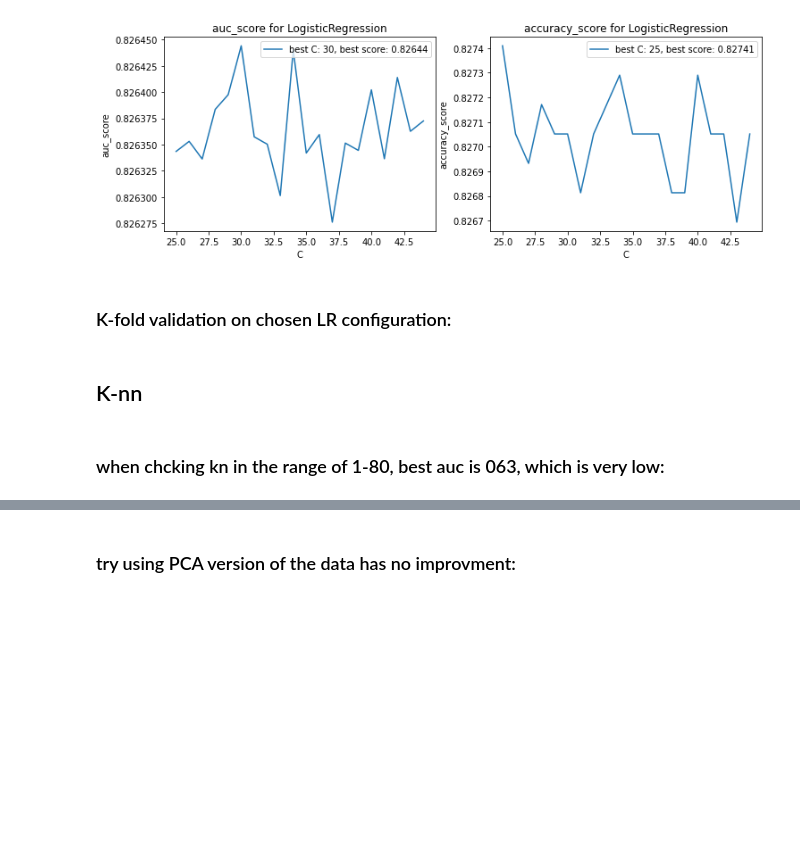
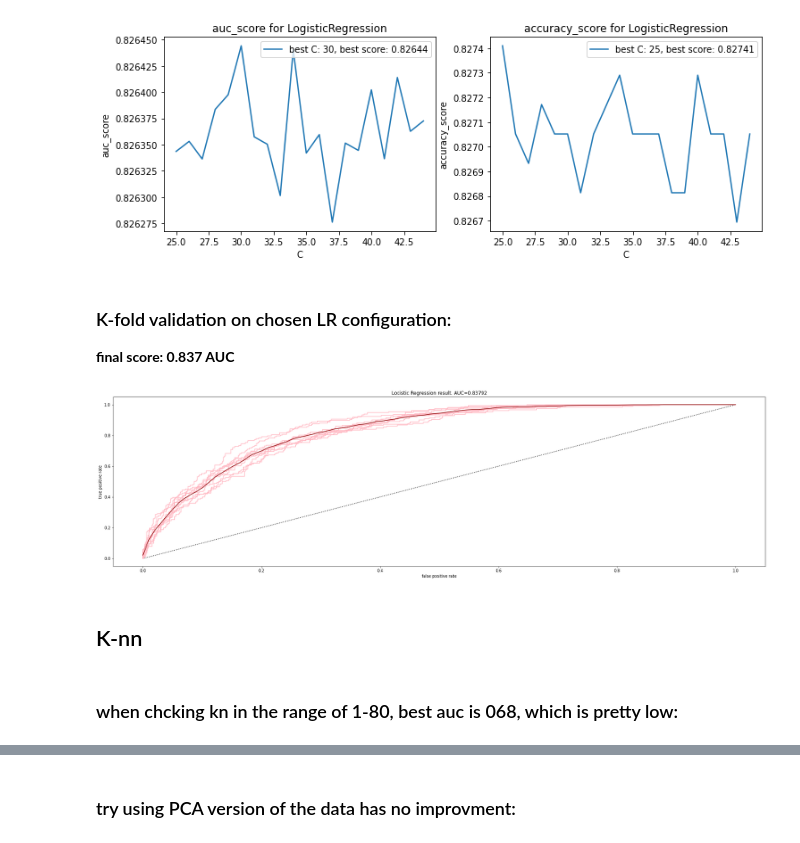
Before and after one commit to MrPupik/INTO_TO_ML, a Jupyter notebook: project/itay_nb.ipynb, the cells around one changed output, grey strips where cells are left out. Cells and saved outputs as stored; diff of their text form; code cells hidden in the pictures; blank space fills up the shorter version.

```diff
--- a/project/itay_nb.ipynb
+++ b/project/itay_nb.ipynb
@@ -1228,10 +1228,17 @@ progress: [95%]
 [figure]
 # %% [markdown]
 ### K-fold validation on chosen LR configuration:
+**final score: 0.837 AUC**
+# %%
+model = LogisticRegression(penalty="l2", dual=False, tol=0.0001, C=30, fit_intercept=True, intercept_scaling=1, class_weight='balanced',
+                           random_state=None, solver="lbfgs", max_iter=100, multi_class="auto", verbose=0, warm_start=False, n_jobs=None, l1_ratio=None)
+validate_model(all_data, all_label, model, 'Locistic Regression')
+# %% [output]
+[figure, added]
 # %% [markdown]
 ## K-nn
 # %% [markdown]
-### when chcking kn in the range of 1-80, best auc is 063, which is very low:
+### when chcking kn in the range of 1-80, best auc is 068, which is pretty low:
 # %%
 
 ns = [n for n in range(1,80,5)]
```
Also changed, not shown: parts of 33 cells of this notebook.
